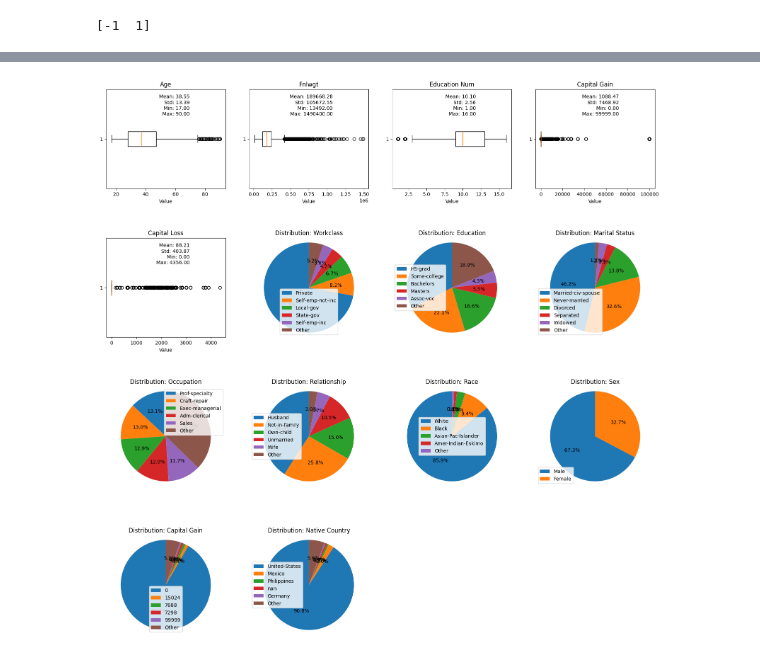
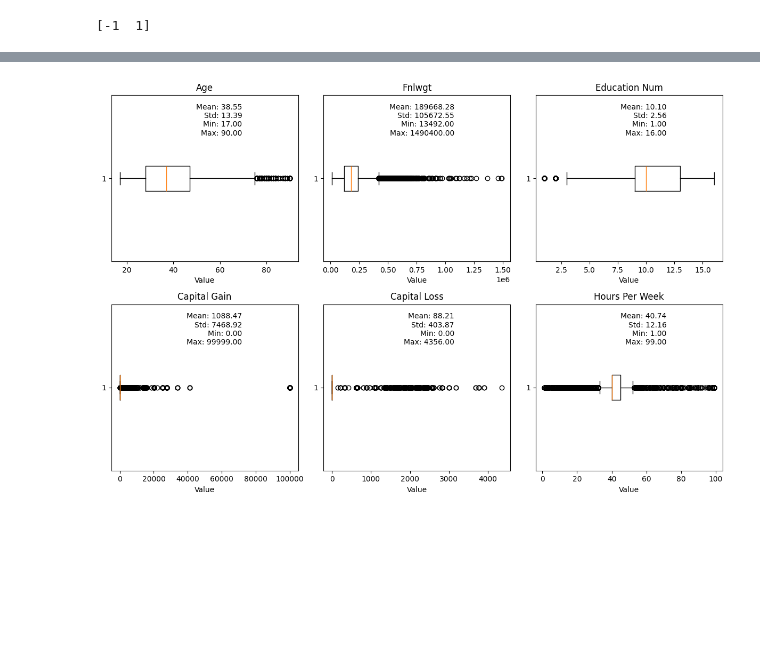
Before and after one commit to arrrnav/ML_Project_178, a Jupyter notebook: ml.ipynb, the cells around one changed output, grey strips where cells are left out. Drawn from its saved outputs; the diff is of its cells as text; code cells hidden in the pictures; blank space fills up the shorter version.

Commit message:
- fix categorical and quantitative graphs - analyze data with missing features

```diff
--- a/ml.ipynb
+++ b/ml.ipynb
@@ -7,7 +7,7 @@ import matplotlib.pyplot as plt
 adult = fetch_ucirepo(id=2)
 
 # data (as pandas dataframes)
-X = adult.data.features.to_numpy()
-y = adult.data.targets.to_numpy()
-y = np.where(y.ravel() == '<=50K', -1, 1)
+Xo = adult.data.features.to_numpy()
+yo = adult.data.targets.to_numpy()
+yo = np.where(yo.ravel() == '<=50K', -1, 1)
 # %%
@@ -38,10 +38,10 @@ print(np.unique(y))
 [-1  1]
 # %%
 # remove missing values
-missing_mask = (X == "?")
+missing_mask = (Xo == "?")
 rows_with_missing = np.sum(missing_mask, axis = 1) > 0
 rows_to_keep = ~rows_with_missing
-X = X[rows_to_keep]
-y = y[rows_to_keep]
+X = Xo[rows_to_keep]
+y = yo[rows_to_keep]
 
 print(X.shape)
@@ -64,6 +74,6 @@ features = ["Age",                  # int
 # %%
 # statistics for int features
-int_indices = [0, 2, 4, 10, 11]
+int_indices = [0, 2, 4, 10, 11, 12]
 for i in int_indices:
     print(f"[{features[i]}]")
     feat_data = X[:, i]
@@ -93,6 +103,6 @@ Max: 4356
 # %%
 # top 5 counts for categorical features
-cat_indices = [1, 3, 5, 6, 7, 8, 9, 10, 13]
+cat_indices = [1, 3, 5, 6, 7, 8, 9, 13]
 for i in cat_indices:
     print(f"[{features[i]}]")
 
@@ -129,55 +196,24 @@ for i in cat_indices:
 # %%
-fig, axes = plt.subplots(4, 4, figsize=(20, 20))
+fig, axes = plt.subplots(2, 3, figsize=(12, 8))
 fig.subplots_adjust(hspace = 0.5)
 axes = axes.flatten()
 
 plot_idx = 0
 # plot the numerical data
 for i in range(len(int_indices)):
     feat_idx = int_indices[i]
 
     feat_data = X[:, feat_idx].astype(float)
 
     axes[plot_idx].set_title(features[feat_idx], fontsize = 12)
     axes[plot_idx].boxplot(feat_data, vert = False)
     axes[plot_idx].set_xlabel("Value", fontsize = 10)
 
     stats_text = (f"Mean: {np.mean(feat_data):.2f}\nStd: {np.std(feat_data):.2f}\nMin: {np.min(feat_data):.2f}\nMax: {np.max(feat_data):.2f}")
     axes[plot_idx].text(0.7, 0.95, stats_text, verticalalignment="top", horizontalalignment="right", transform = axes[plot_idx].transAxes)
 
     plot_idx += 1
 
-
-# plot the categorical data
-for i in range(len(cat_indices)):
-    feat_idx = cat_indices[i]
-
-    feat_data = X[:, feat_idx].astype(str)
-
-    unique, counts = np.unique(feat_data, return_counts = True)
-
-    # sort so we take the most common; anything after the first 5 are considered "other"
-    indices = np.argsort(counts)[::-1]
-    unique = unique[indices]
-    counts = counts[indices]
-
-    top_unique = list(unique[:5])
-    top_counts = list(counts[:5])
-
-    if len(counts) > 5:
-        top_unique.append("Other")
-        other_count = np.sum(counts[5:])
-        top_counts.append(other_count)
-
-    wedges, texts, autotexts = axes[plot_idx].pie(top_counts, autopct = "%1.1f%%", startangle = 90)
-    axes[plot_idx].set_title(f"Distribution: {features[feat_idx]}")
-
-    axes[plot_idx].legend(wedges, top_unique)
-    axes[plot_idx].axis("equal")
-
-    plot_idx += 1
-
-for i in range(plot_idx, len(axes)):
-    fig.delaxes(axes[i])
+plt.tight_layout()
 # %% [output]
-[figure, old version]
+[figure, new version]
```
Also changed, not shown: parts of 14 cells of this notebook.
